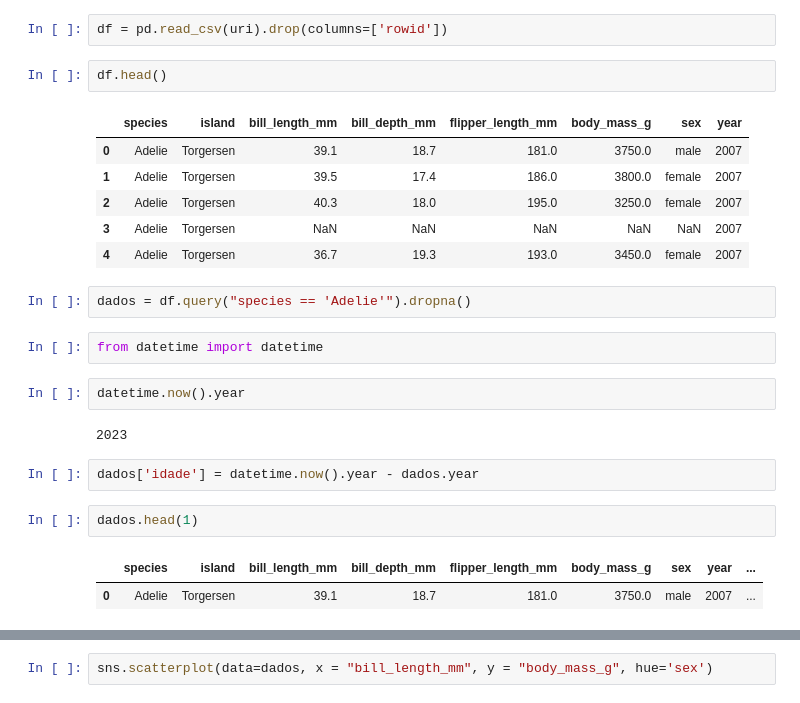
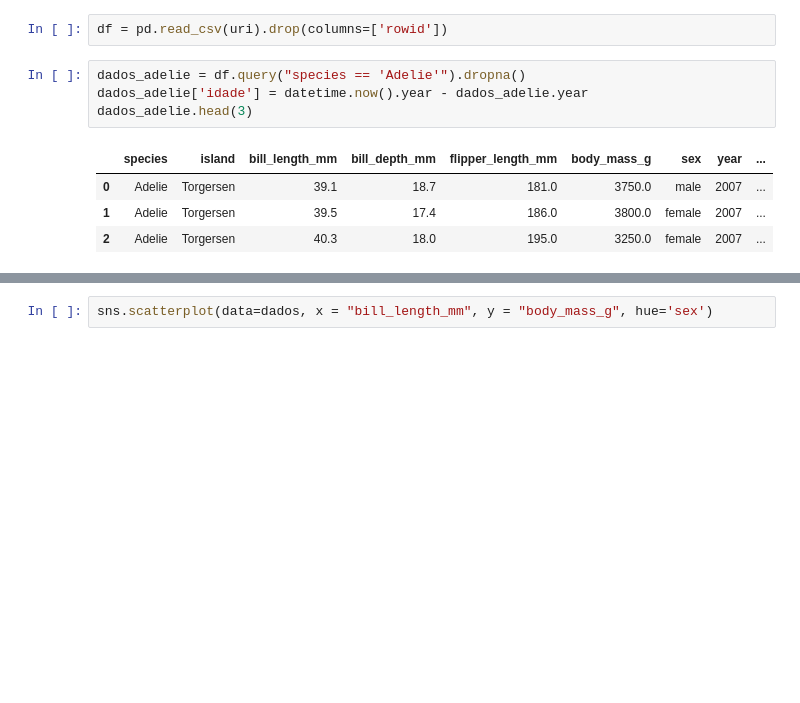
Before and after one commit to jayr0n/AnalysesStudiesandPlots, a Jupyter notebook: palmerpingins.ipynb, the cells around one changed output, grey strips where cells are left out. Cells and saved outputs as stored; diff of their text form; blank space fills up the shorter version.

```diff
--- a/palmerpingins.ipynb
+++ b/palmerpingins.ipynb
@@ -6,27 +7,12 @@ import numpy as np
 uri = "https://gist.githubusercontent.com/slopp/ce3b90b9168f2f921784de84fa445651/raw/4ecf3041f0ed4913e7c230758733948bc561f434/penguins.csv"
 # %%
 df = pd.read_csv(uri).drop(columns=['rowid'])
-# %%
-df.head()
-# %% [output]
-|  | species | island | bill_length_mm | bill_depth_mm | flipper_length_mm | body_mass_g | sex | year |
-| 0 | Adelie | Torgersen | 39.1 | 18.7 | 181.0 | 3750.0 | male | 2007 |
-| 1 | Adelie | Torgersen | 39.5 | 17.4 | 186.0 | 3800.0 | female | 2007 |
-| 2 | Adelie | Torgersen | 40.3 | 18.0 | 195.0 | 3250.0 | female | 2007 |
-| 3 | Adelie | Torgersen | NaN | NaN | NaN | NaN | NaN | 2007 |
-| 4 | Adelie | Torgersen | 36.7 | 19.3 | 193.0 | 3450.0 | female | 2007 |
 # %%
-dados = df.query("species == 'Adelie'").dropna()
+dados_adelie = df.query("species == 'Adelie'").dropna()
+dados_adelie['idade'] = datetime.now().year - dados_adelie.year
+dados_adelie.head(3)
+# %% [output]
+|  | species | island | bill_length_mm | bill_depth_mm | flipper_length_mm | body_mass_g | sex | year | ... |
+| 0 | Adelie | Torgersen | 39.1 | 18.7 | 181.0 | 3750.0 | male | 2007 | ... |
+| 1 | Adelie | Torgersen | 39.5 | 17.4 | 186.0 | 3800.0 | female | 2007 | ... |
+| 2 | Adelie | Torgersen | 40.3 | 18.0 | 195.0 | 3250.0 | female | 2007 | ... |
-# %%
-from datetime import datetime
-# %%
-datetime.now().year
-# %% [output]
-2023
-# %%
-dados['idade'] = datetime.now().year - dados.year
-# %%
-dados.head(1)
-# %% [output]
-|  | species | island | bill_length_mm | bill_depth_mm | flipper_length_mm | body_mass_g | sex | year | ... |
-| 0 | Adelie | Torgersen | 39.1 | 18.7 | 181.0 | 3750.0 | male | 2007 | ... |
```
Also changed, not shown: parts of 2 cells of this notebook.
